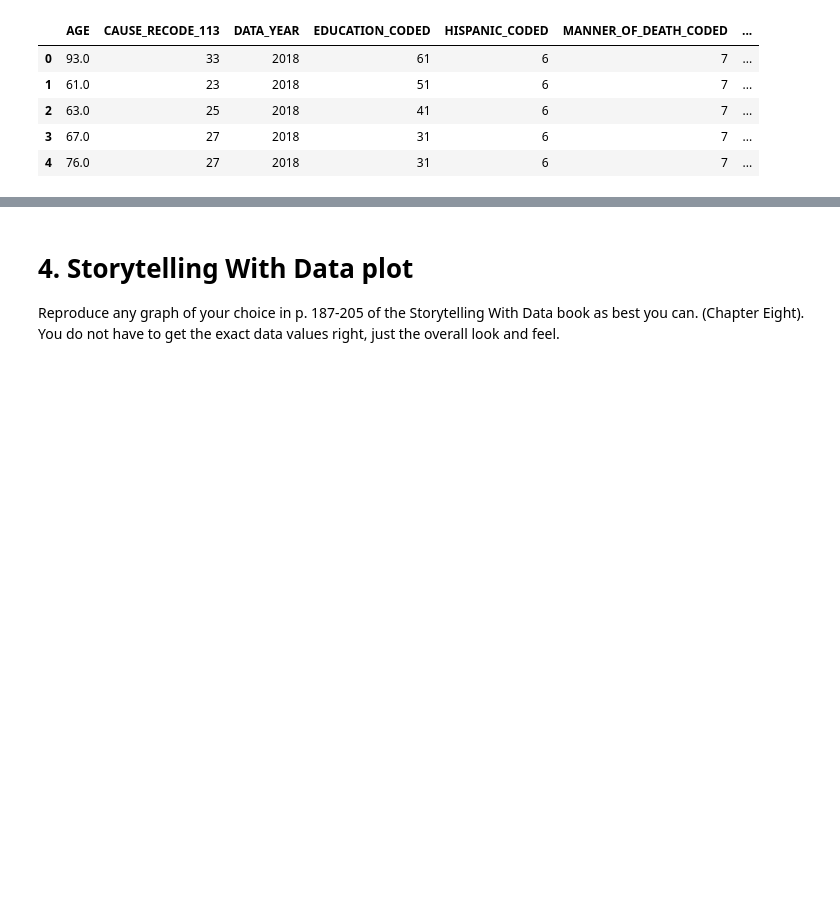
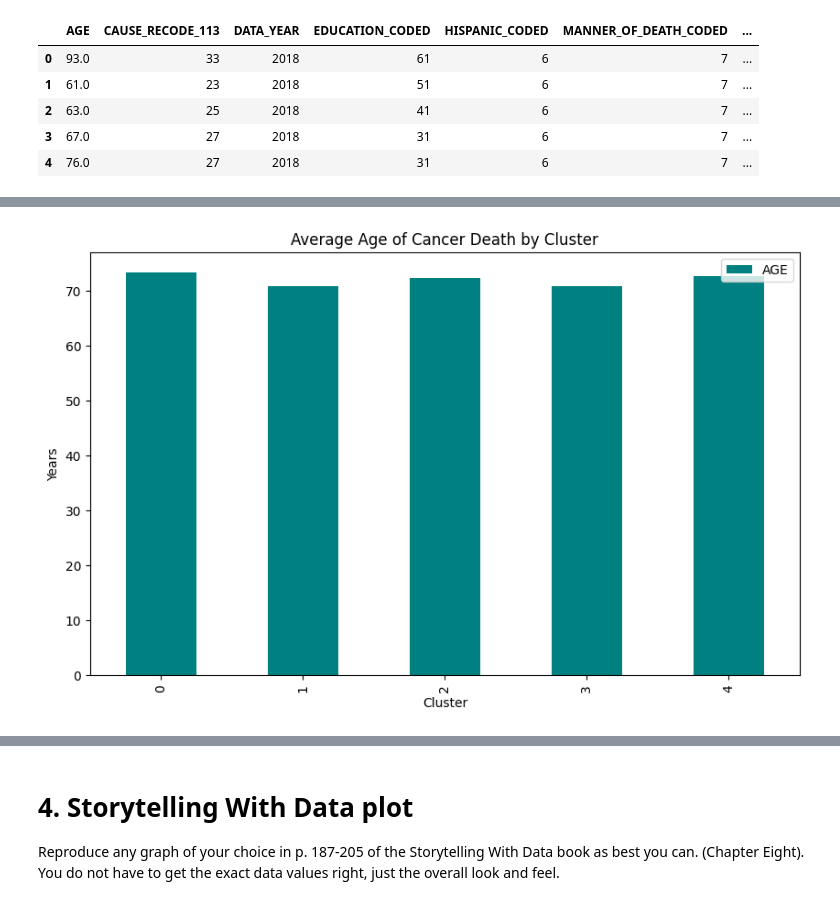
Before and after one commit to aidandig/DX699-ModB2, a Jupyter notebook: Homework/OMDS-ModB2-Week12-DiGregorio-Aidan.ipynb, the cells around one changed output, grey strips where cells are left out. Drawn from its saved outputs; the diff is of its cells as text; code cells hidden in the pictures; blank space fills up the shorter version.

Commit message:
Cancer mortality disparities by cluster

```diff
--- a/Homework/OMDS-ModB2-Week12-DiGregorio-Aidan.ipynb
+++ b/Homework/OMDS-ModB2-Week12-DiGregorio-Aidan.ipynb
@@ -185,0 +212,16 @@ cancer_deaths_encoded = pd.read_csv("..\Projects\Health Disparities Analytics\Pr
+# %%
+continuous_columns = ['AGE']
+categorical_columns = [col for col in cancer_deaths_encoded.columns if col != 'AGE' and col != 'DATA_YEAR']
+
+df_sample = cancer_deaths_encoded.sample(frac=0.2, random_state=42)
+
+scaler = StandardScaler()
+cancer_deaths_scaled = df_sample.copy()
+cancer_deaths_scaled[continuous_columns] = scaler.fit_transform(df_sample[continuous_columns])
+
+cat_indices = [cancer_deaths_scaled.columns.get_loc(col) for col in continuous_columns]
+
+kproto = KPrototypes(n_clusters=5, init='Cao', verbose=1)
+clusters = kproto.fit_predict(cancer_deaths_scaled, categorical=cat_indices)
+
+df_sample['Cluster'] = clusters
@@ -185,0 +350,10 @@ cancer_deaths_encoded = pd.read_csv("..\Projects\Health Disparities Analytics\Pr
+# %%
+# First, I am checking disparities among AGE, SEX, and RACE
+key_columns = ['AGE', 'SEX_Male', 'RACE_Asian', 'RACE_Black', 'RACE_Hispanic', 'RACE_Multiracial', 'RACE_NHOPI', 'RACE_White']
+
+# 2. Calculate the mean values per cluster
+# For binary columns, the mean is the percentage of the group with that trait.
+cluster_summary = df_sample.groupby('Cluster')[key_columns].mean()
+
+print("--- Data-Driven Risk Profiles (Centroids) ---")
+print(cluster_summary)
@@ -185,0 +432,7 @@ cancer_deaths_encoded = pd.read_csv("..\Projects\Health Disparities Analytics\Pr
+# %%
+cluster_summary[['AGE']].plot(kind='bar', figsize=(10,6), color='teal')
+plt.title("Average Age of Cancer Death by Cluster")
+plt.ylabel("Years")
+plt.show()
+# %% [output]
+[figure, added]
```
Also changed, not shown: parts of 14 cells of this notebook.
